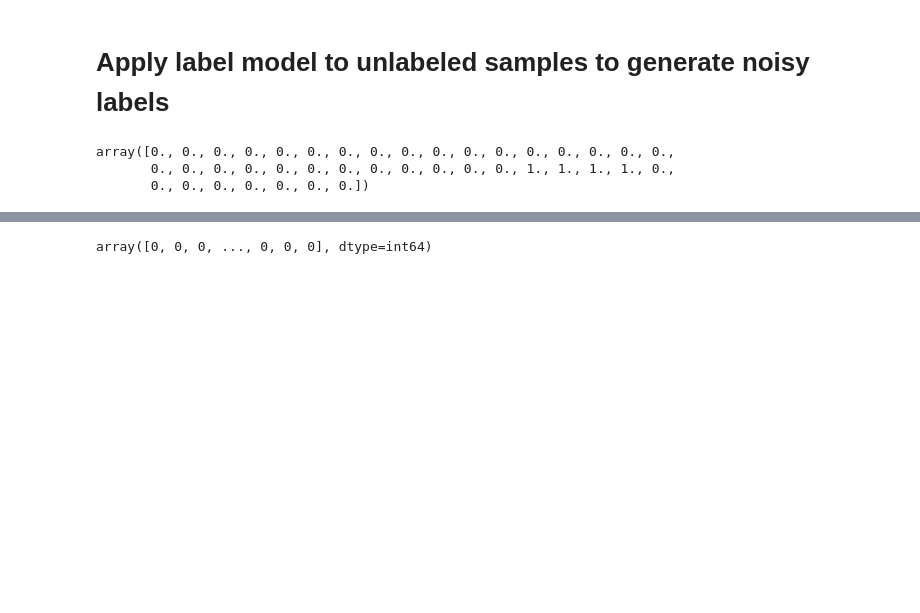
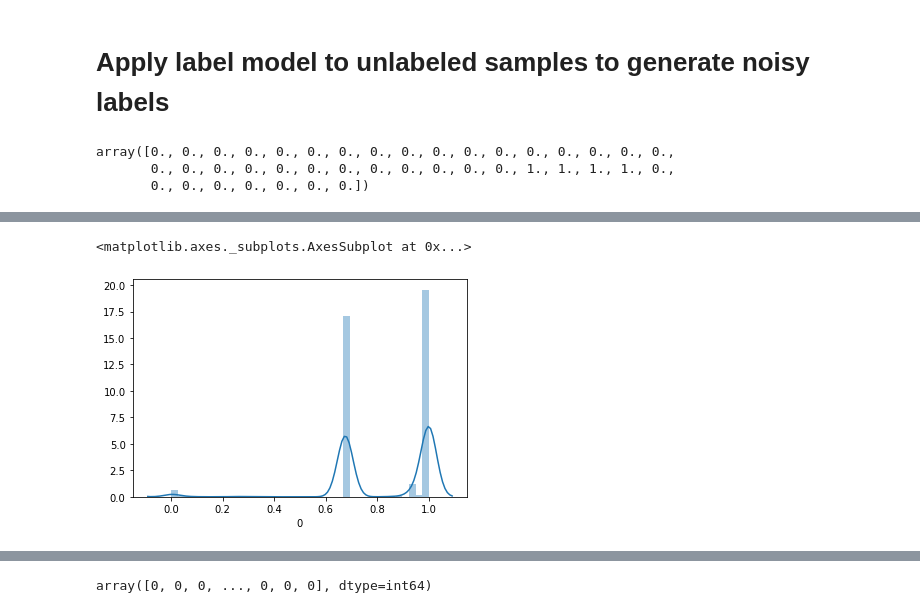
Before and after one commit to wri/policy-toolkit, a Jupyter notebook: columbia_codes/snorkel/snorkel_third version_binary.ipynb, the cells around one changed output, grey strips where cells are left out. Saved outputs shown, nothing was run; the diff lists cells and outputs as text; code cells hidden in the pictures; blank space fills up the shorter version.

```diff
--- a/columbia_codes/snorkel/snorkel_third version_binary.ipynb
+++ b/columbia_codes/snorkel/snorkel_third version_binary.ipynb
@@ -541,0 +544,3 @@ noisy_proba = np.load("D:/personal/columbia university/capstone/policy-toolkit-m
+# %%
+import numpy as np
+noisy_proba = np.load("yg2619/policy-toolkit-master/columbia_codes/data/snorkel_noisy_proba_updated.npy")
@@ -541,0 +574,7 @@ noisy_proba = np.load("D:/personal/columbia university/capstone/policy-toolkit-m
+# %%
+import seaborn as sns
+tmp=pd.DataFrame(noisy_proba)
+sns.distplot(tmp[0])
+# %% [output]
+<matplotlib.axes._subplots.AxesSubplot at 0x...>
+[figure, added]
```
Also changed, not shown: parts of 11 cells of this notebook, 18 other files.
